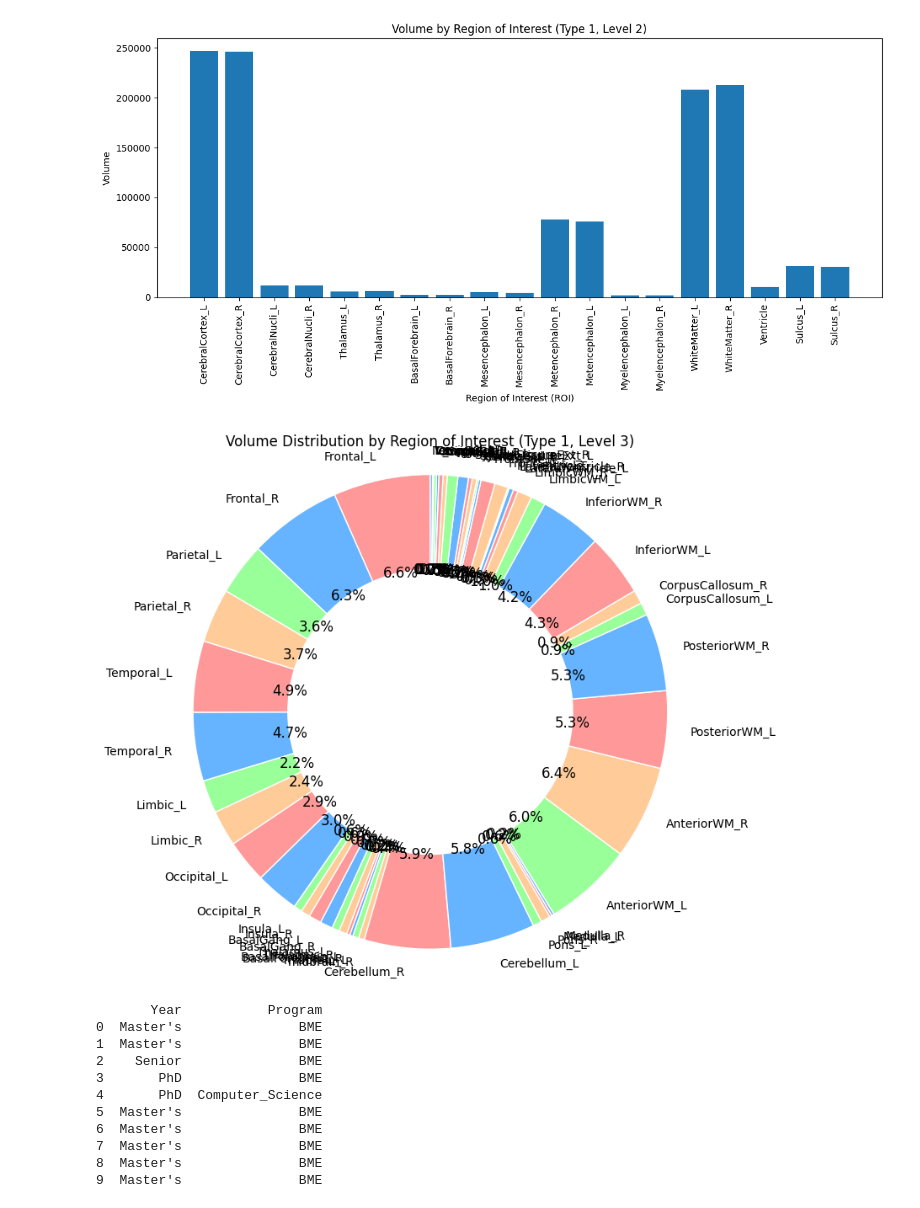
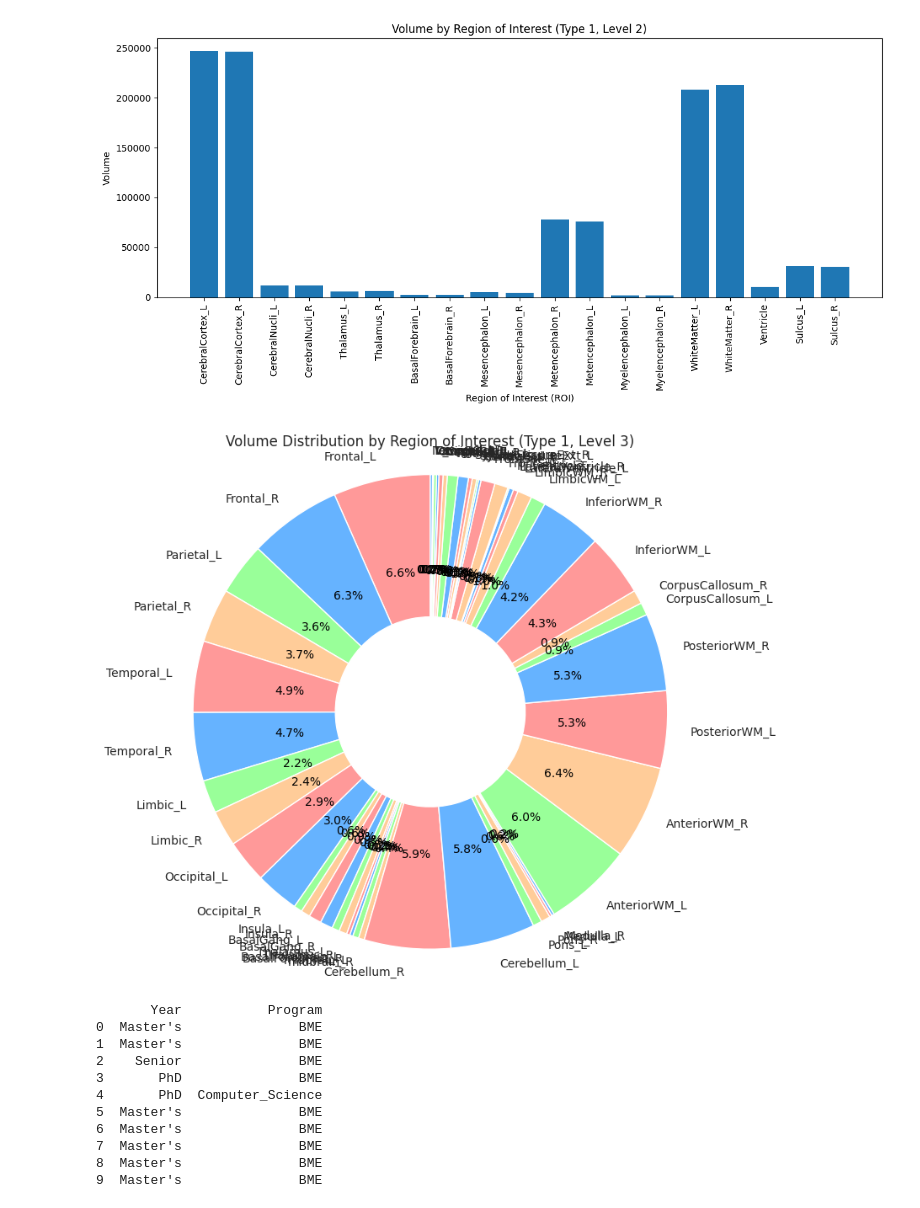
Before and after one commit to rjhanjee/my-first-repo, a Jupyter notebook: hw3.ipynb, the cells around one changed output. Drawn from its saved outputs; the diff is of its cells as text; code cells hidden in the pictures.

```diff
--- a/hw3.ipynb
+++ b/hw3.ipynb
@@ -98,36 +98,36 @@ kirby906a_ax_df = kirby906a_ax_df.loc[(kirby906a_ax_df['type'] == 1) & (kirby906
 
 # Define sizes and labels for the pie chart
 sizes = kirby906a_ax_df['volume']
 labels = kirby906a_ax_df['roi']
 
 colors = ['#ff9999', '#66b3ff', '#99ff99', '#ffcc99'] # Optional: define colors
 
 # Create a figure and axis
 fig, ax = plt.subplots(figsize=(8, 8))
 
 # Create the pie chart
 wedges, texts, autotexts = ax.pie(sizes, labels=labels, autopct='%1.1f%%',
                                   startangle=90, colors=colors,
-                                  wedgeprops=dict(width=0.4, edgecolor='white')) # width creates the donut hole
+                                  wedgeprops=dict(width=0.6, edgecolor='white')) # width creates the donut hole
 
 # Add a circle in the center to make it a donut
 # You can also use plt.Circle directly if you don't use wedgeprops width
-# centre_circle = plt.Circle((0,0), 0.60, fc='white')
-# fig.gca().add_artist(centre_circle)
+centre_circle = plt.Circle((0,0), 0.10, fc='white')
+fig.gca().add_artist(centre_circle)
 
 # Customize the text properties (optional)
 for autotext in autotexts:
     autotext.set_color('black')
-    autotext.set_fontsize(12)
+    autotext.set_fontsize(10)
 
 # Set the aspect ratio to be equal so that pie is drawn as a circle.
 ax.axis('equal')
 
 # Add a title
 ax.set_title('Volume Distribution by Region of Interest (Type 1, Level 3)')
 
 # Display the chart
 plt.show()
 # %% [output]
-[figure, old version]
+[figure, new version]
 # %%
```
Also changed, not shown: parts of 3 cells of this notebook.
